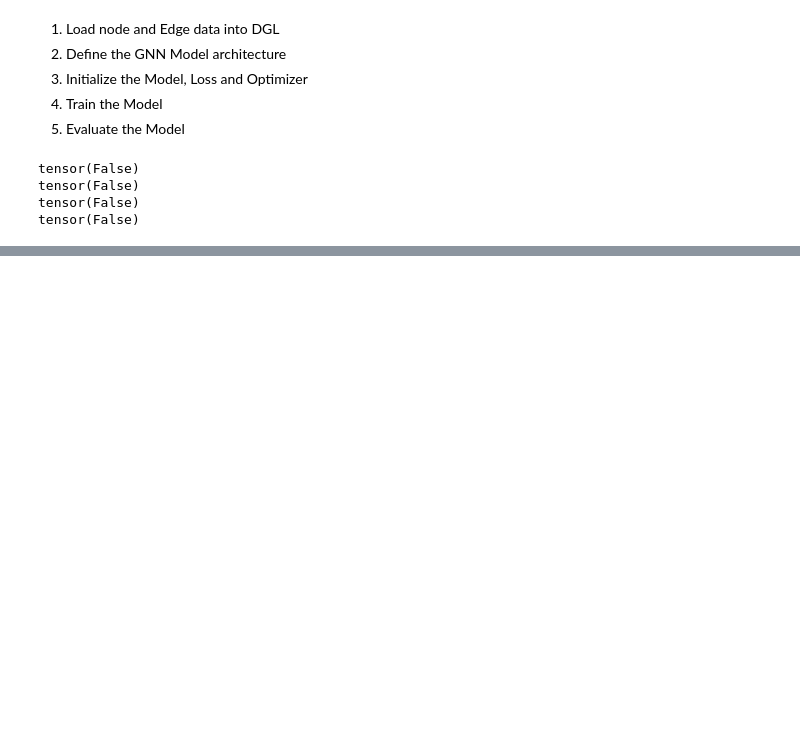
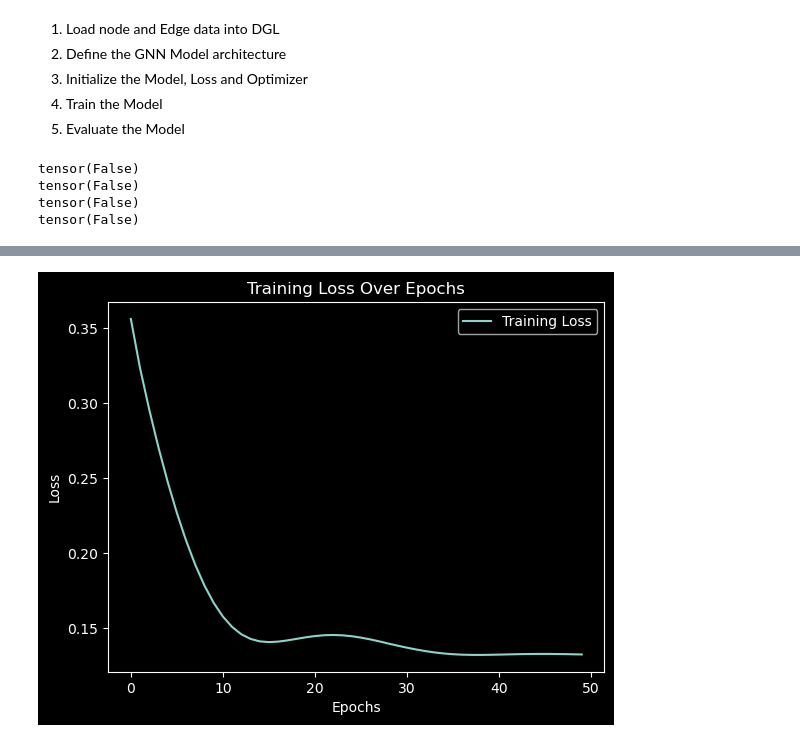
Before and after one commit to gane-dev/ai-healthcare, a Jupyter notebook: ml-dl-project.ipynb, the cells around one changed output, grey strips where cells are left out. Cells and saved outputs as stored; diff of their text form; code cells hidden in the pictures; blank space fills up the shorter version.

Commit message:
add charts

```diff
--- a/ml-dl-project.ipynb
+++ b/ml-dl-project.ipynb
@@ -673,6 +673,9 @@ g = dgl.add_self_loop(g)
 # Train the model
 # Define training loop
 def train(g, model, features, labels, epochs=50):
+       # Initialize a list to store training losses
+    training_losses = []
+
     model.train()
     for epoch in range(epochs):
         # Forward pass
@@ -686,8 +689,21 @@ def train(g, model, features, labels, epochs=50):
         loss.backward()
         optimizer.step()
 
+
         # Print loss for monitoring
+        # Save the loss for each epoch
+        training_losses.append(loss.item())
         print(f"Epoch {epoch + 1}/{epochs}, Loss: {loss.item():.4f}")
+
+    # Plot the training loss
+    import matplotlib.pyplot as plt
+
+    plt.plot(training_losses, label='Training Loss')
+    plt.xlabel('Epochs')
+    plt.ylabel('Loss')
+    plt.title('Training Loss Over Epochs')
+    plt.legend()
+    plt.show()
 
 # Train the model
 train(g, model, node_features, labels)
@@ -712,3 +728,4 @@ Epoch 50/50, Loss: 0.1320
+[figure, added]
 # %%
 # Evaluate the model
 # Define training loop
```
Also changed, not shown: parts of 2 cells of this notebook.
